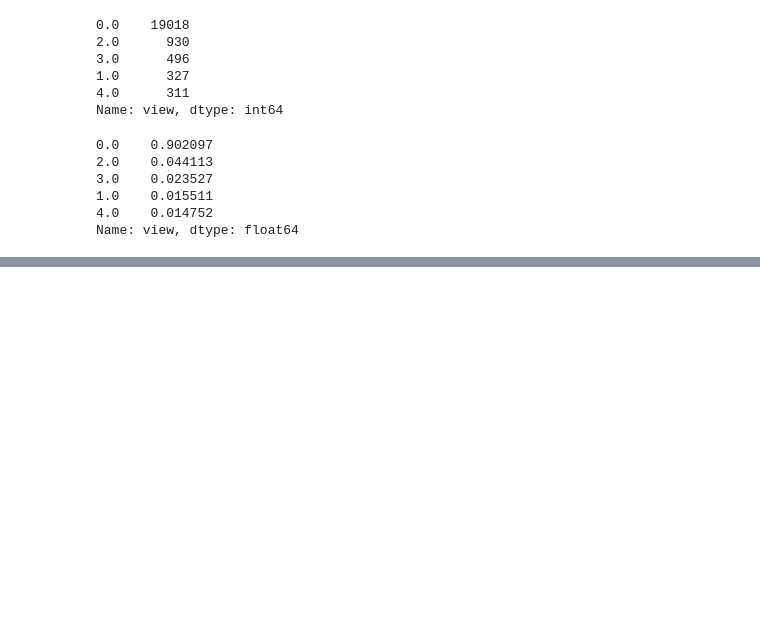
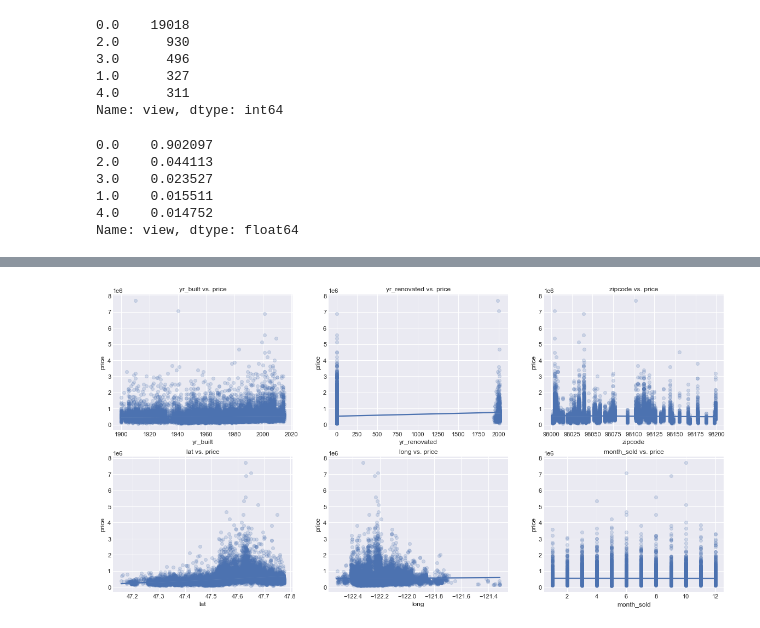
Before and after one commit to akaigraham/KC-House-Price-Regression, a Jupyter notebook: Reworked.ipynb, the cells around one changed output, grey strips where cells are left out. Saved outputs shown, nothing was run; the diff lists cells and outputs as text; code cells hidden in the pictures; blank space fills up the shorter version.

```diff
--- a/Reworked.ipynb
+++ b/Reworked.ipynb
@@ -498,0 +586,8 @@ There are no duplicated values in the dataset.  Move forward with handling colum
+# %%
+# plot remaining continuous features vs. price
+fig, axes = plt.subplots(nrows=2, ncols=3, figsize=(20, 10))
+for ax, feat in zip(axes.flatten(), cont_feats.columns):
+    sns.regplot(x=feat, y='price', data=clean_df, ax=ax, scatter_kws={'alpha': 0.2})
+    ax.set_title(f'{feat} vs. price')
+# %% [output]
+[figure, added]
```
Also changed, not shown: parts of 51 cells of this notebook.
